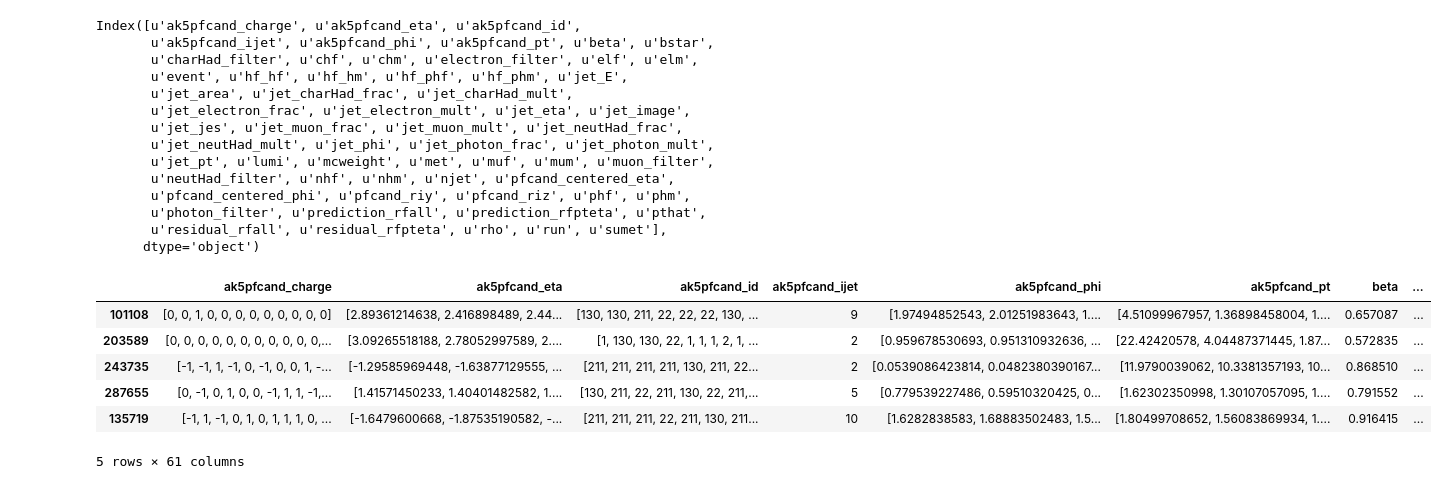
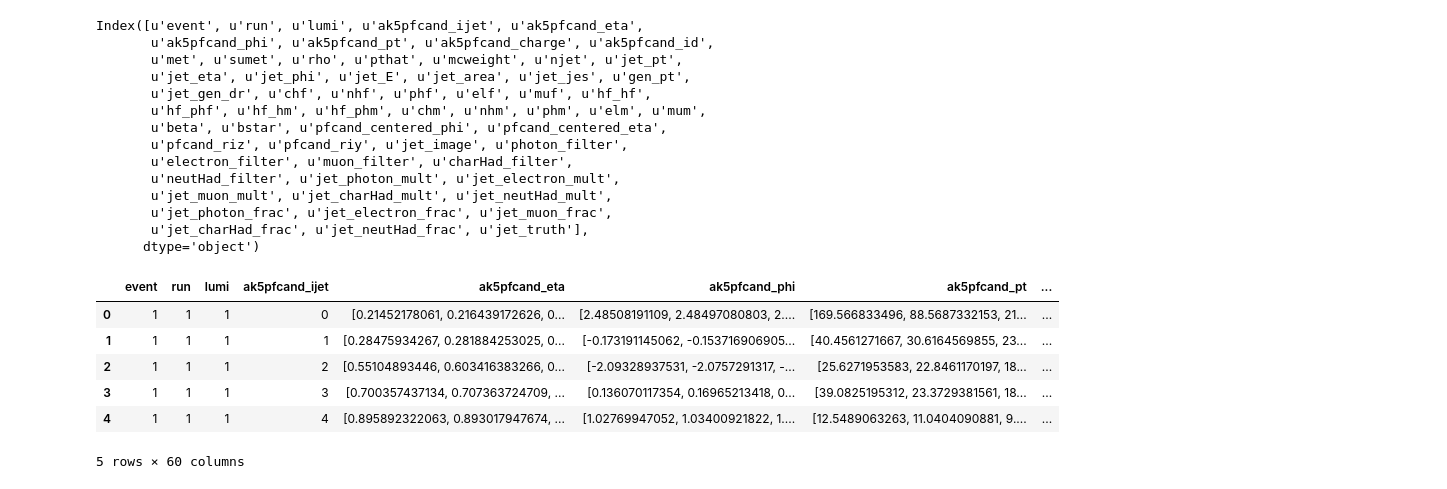
Before and after one commit to awhitbeck/scientific-python-hats, a Jupyter notebook: cms-open-data-ml/testAK5results.ipynb, the cells around one changed output. Saved outputs shown, nothing was run; the diff lists cells and outputs as text; code cells hidden in the pictures.

```diff
--- a/cms-open-data-ml/testAK5results.ipynb
+++ b/cms-open-data-ml/testAK5results.ipynb
@@ -4,32 +4,33 @@ import pandas as pd
 import matplotlib.pyplot as plt
 from matplotlib.colors import LogNorm
 # %%
-df = pd.read_pickle('new_ak5_withRF.pkl')
+df = pd.read_pickle('new_ak5.pkl')
 # %%
+df['jet_truth'] = df['gen_pt']/df['jet_pt']
 print df.columns
 df.head()
 # %% [output]
-Index([u'ak5pfcand_charge', u'ak5pfcand_eta', u'ak5pfcand_id',
-       u'ak5pfcand_ijet', u'ak5pfcand_phi', u'ak5pfcand_pt', u'beta', u'bstar',
-       u'charHad_filter', u'chf', u'chm', u'electron_filter', u'elf', u'elm',
-       u'event', u'hf_hf', u'hf_hm', u'hf_phf', u'hf_phm', u'jet_E',
-       u'jet_area', u'jet_charHad_frac', u'jet_charHad_mult',
-       u'jet_electron_frac', u'jet_electron_mult', u'jet_eta', u'jet_image',
-       u'jet_jes', u'jet_muon_frac', u'jet_muon_mult', u'jet_neutHad_frac',
-       u'jet_neutHad_mult', u'jet_phi', u'jet_photon_frac', u'jet_photon_mult',
-       u'jet_pt', u'lumi', u'mcweight', u'met', u'muf', u'mum', u'muon_filter',
-       u'neutHad_filter', u'nhf', u'nhm', u'njet', u'pfcand_centered_eta',
-       u'pfcand_centered_phi', u'pfcand_riy', u'pfcand_riz', u'phf', u'phm',
-       u'photon_filter', u'prediction_rfall', u'prediction_rfpteta', u'pthat',
-       u'residual_rfall', u'residual_rfpteta', u'rho', u'run', u'sumet'],
+Index([u'event', u'run', u'lumi', u'ak5pfcand_ijet', u'ak5pfcand_eta',
+       u'ak5pfcand_phi', u'ak5pfcand_pt', u'ak5pfcand_charge', u'ak5pfcand_id',
+       u'met', u'sumet', u'rho', u'pthat', u'mcweight', u'njet', u'jet_pt',
+       u'jet_eta', u'jet_phi', u'jet_E', u'jet_area', u'jet_jes', u'gen_pt',
+       u'jet_gen_dr', u'chf', u'nhf', u'phf', u'elf', u'muf', u'hf_hf',
+       u'hf_phf', u'hf_hm', u'hf_phm', u'chm', u'nhm', u'phm', u'elm', u'mum',
+       u'beta', u'bstar', u'pfcand_centered_phi', u'pfcand_centered_eta',
+       u'pfcand_riz', u'pfcand_riy', u'jet_image', u'photon_filter',
+       u'electron_filter', u'muon_filter', u'charHad_filter',
+       u'neutHad_filter', u'jet_photon_mult', u'jet_electron_mult',
+       u'jet_muon_mult', u'jet_charHad_mult', u'jet_neutHad_mult',
+       u'jet_photon_frac', u'jet_electron_frac', u'jet_muon_frac',
+       u'jet_charHad_frac', u'jet_neutHad_frac', u'jet_truth'],
       dtype='object')
-|  | ak5pfcand_charge | ak5pfcand_eta | ak5pfcand_id | ak5pfcand_ijet | ak5pfcand_phi | ak5pfcand_pt | beta | ... |
-| 101108 | [0, 0, 1, 0, 0, 0, 0, 0, 0, 0, 0, 0] | [2.89361214638, 2.416898489, 2.44... | [130, 130, 211, 22, 22, 22, 130, ... | 9 | [1.97494852543, 2.01251983643, 1.... | [4.51099967957, 1.36898458004, 1.... | 0.657087 | ... |
-| 203589 | [0, 0, 0, 0, 0, 0, 0, 0, 0, 0, 0,... | [3.09265518188, 2.78052997589, 2.... | [1, 130, 130, 22, 1, 1, 1, 2, 1, ... | 2 | [0.959678530693, 0.951310932636, ... | [22.42420578, 4.04487371445, 1.87... | 0.572835 | ... |
-| 243735 | [-1, -1, 1, -1, 0, -1, 0, 0, 1, -... | [-1.29585969448, -1.63877129555, ... | [211, 211, 211, 211, 130, 211, 22... | 2 | [0.0539086423814, 0.0482380390167... | [11.9790039062, 10.3381357193, 10... | 0.868510 | ... |
-| 287655 | [0, -1, 0, 1, 0, 0, -1, 1, 1, -1,... | [1.41571450233, 1.40401482582, 1.... | [130, 211, 22, 211, 130, 22, 211,... | 5 | [0.779539227486, 0.59510320425, 0... | [1.62302350998, 1.30107057095, 1.... | 0.791552 | ... |
-| 135719 | [-1, 1, -1, 0, 1, 0, 1, 1, 1, 0, ... | [-1.6479600668, -1.87535190582, -... | [211, 211, 211, 22, 211, 130, 211... | 10 | [1.6282838583, 1.68883502483, 1.5... | [1.80499708652, 1.56083869934, 1.... | 0.916415 | ... |
+|  | event | run | lumi | ak5pfcand_ijet | ak5pfcand_eta | ak5pfcand_phi | ak5pfcand_pt | ... |
+| 0 | 1 | 1 | 1 | 0 | [0.21452178061, 0.216439172626, 0... | [2.48508191109, 2.48497080803, 2.... | [169.566833496, 88.5687332153, 21... | ... |
+| 1 | 1 | 1 | 1 | 1 | [0.28475934267, 0.281884253025, 0... | [-0.173191145062, -0.153716906905... | [40.4561271667, 30.6164569855, 23... | ... |
+| 2 | 1 | 1 | 1 | 2 | [0.55104893446, 0.603416383266, 0... | [-2.09328937531, -2.0757291317, -... | [25.6271953583, 22.8461170197, 18... | ... |
+| 3 | 1 | 1 | 1 | 3 | [0.700357437134, 0.707363724709, ... | [0.136070117354, 0.16965213418, 0... | [39.0825195312, 23.3729381561, 18... | ... |
+| 4 | 1 | 1 | 1 | 4 | [0.895892322063, 0.893017947674, ... | [1.02769947052, 1.03400921822, 1.... | [12.5489063263, 11.0404090881, 9.... | ... |
-5 rows × 61 columns
+5 rows × 60 columns
 # %%
 plot_vars=['jet_pt','jet_eta','jet_electron_frac','jet_muon_frac','jet_photon_frac','jet_neutHad_frac','jet_charHad_frac','jet_electron_mult','jet_muon_mult','jet_photon_mult','jet_neutHad_mult','jet_charHad_mult']
 for v in plot_vars :
```
Also changed, not shown: parts of 7 cells of this notebook.
